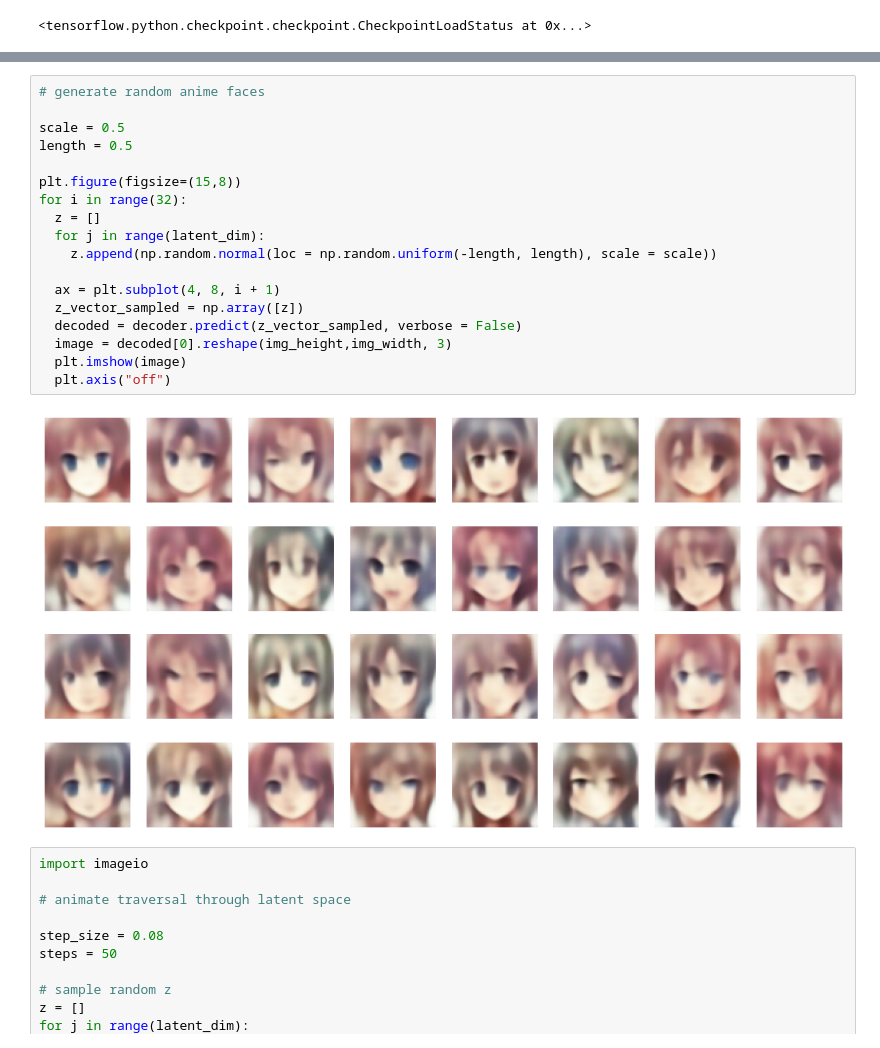
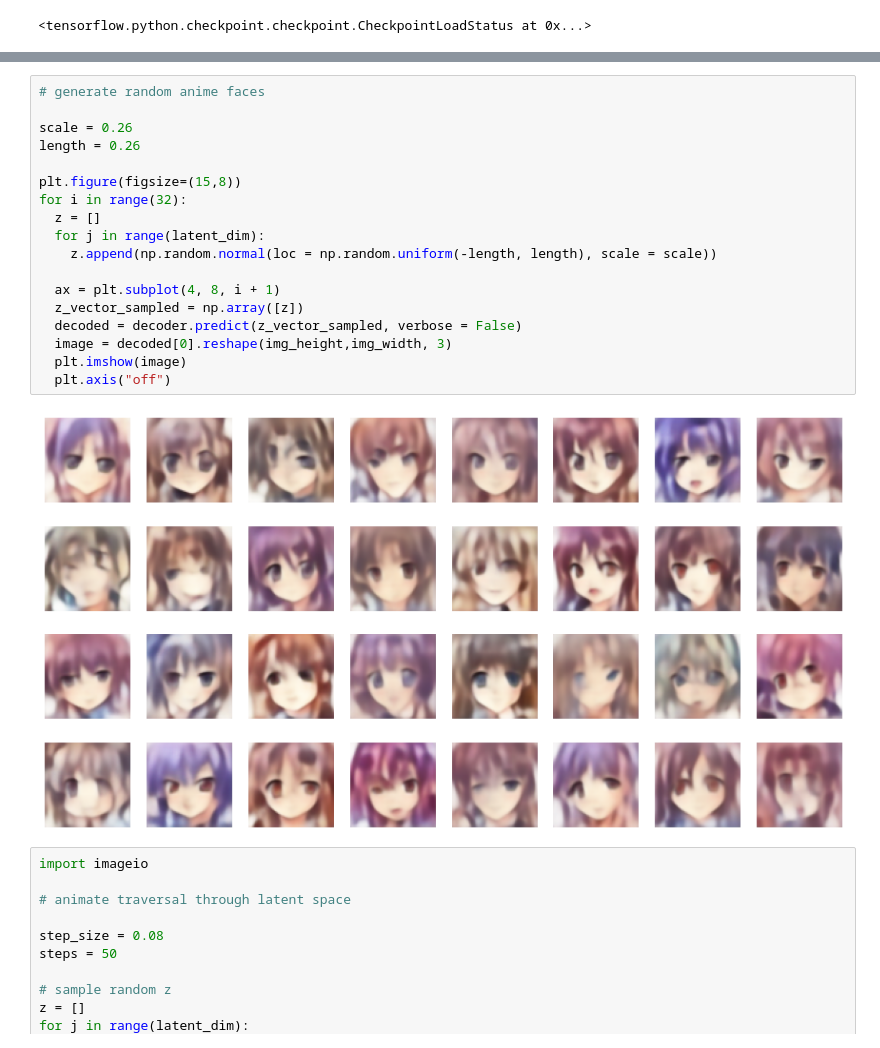
Before and after one commit to Cuzime/ML_projects, a Jupyter notebook: AYCL.ipynb, the cells around one changed output, grey strips where cells are left out. Cells and saved outputs as stored; diff of their text form.

Commit message:
updated visual results

```diff
--- a/AYCL.ipynb
+++ b/AYCL.ipynb
@@ -1673,23 +1673,23 @@ for i in range(7):
 # %%
 # generate random anime faces
 
-scale = 0.5
-length = 0.5
+scale = 0.26
+length = 0.26
 
 plt.figure(figsize=(15,8))
 for i in range(32):
   z = []
   for j in range(latent_dim):
     z.append(np.random.normal(loc = np.random.uniform(-length, length), scale = scale))
 
   ax = plt.subplot(4, 8, i + 1)
   z_vector_sampled = np.array([z])
   decoded = decoder.predict(z_vector_sampled, verbose = False)
   image = decoded[0].reshape(img_height,img_width, 3)
   plt.imshow(image)
   plt.axis("off")
 # %% [output]
-[figure, old version]
+[figure, new version]
 # %%
 import imageio
 
```
Also changed, not shown: parts of 4 cells of this notebook, 1 other file.
